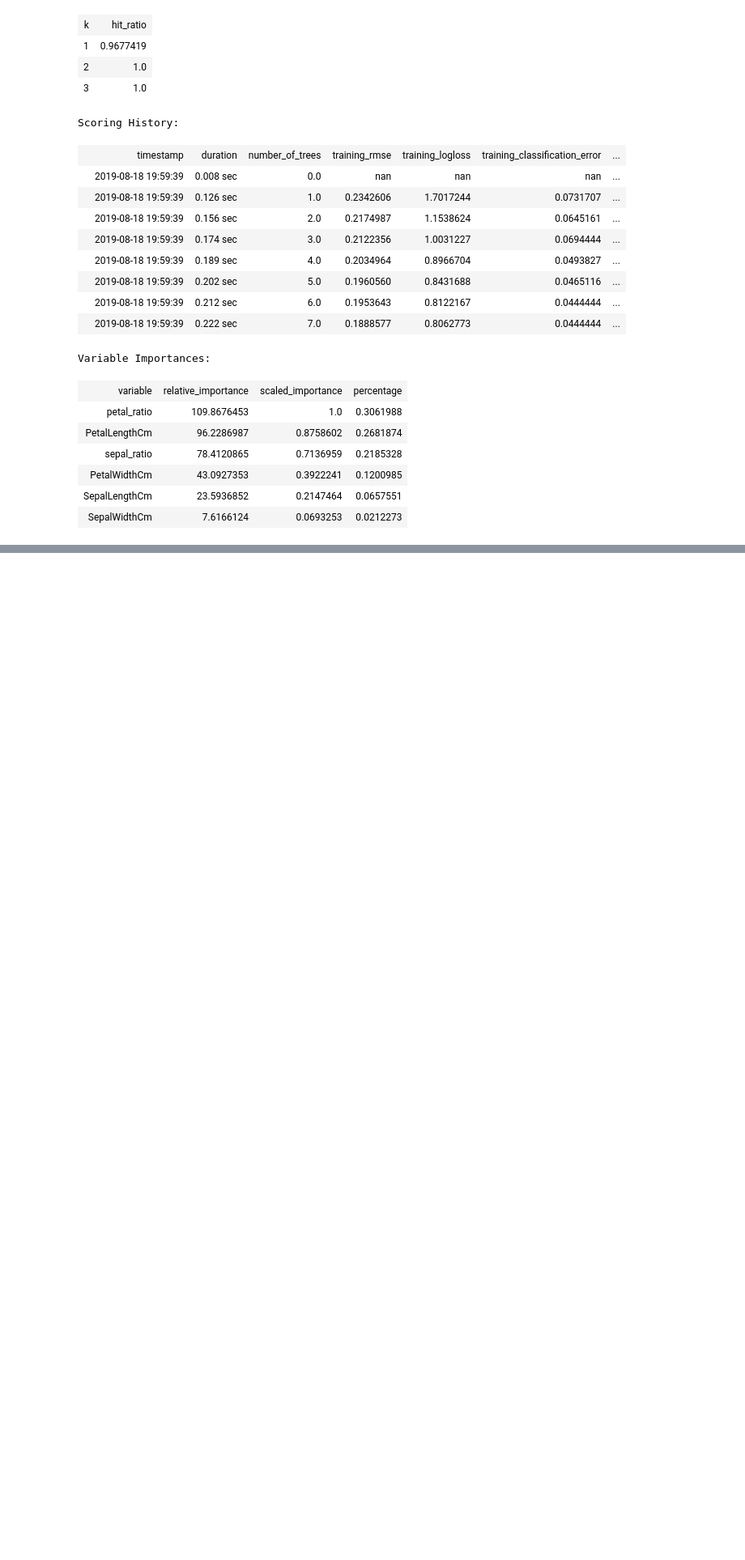
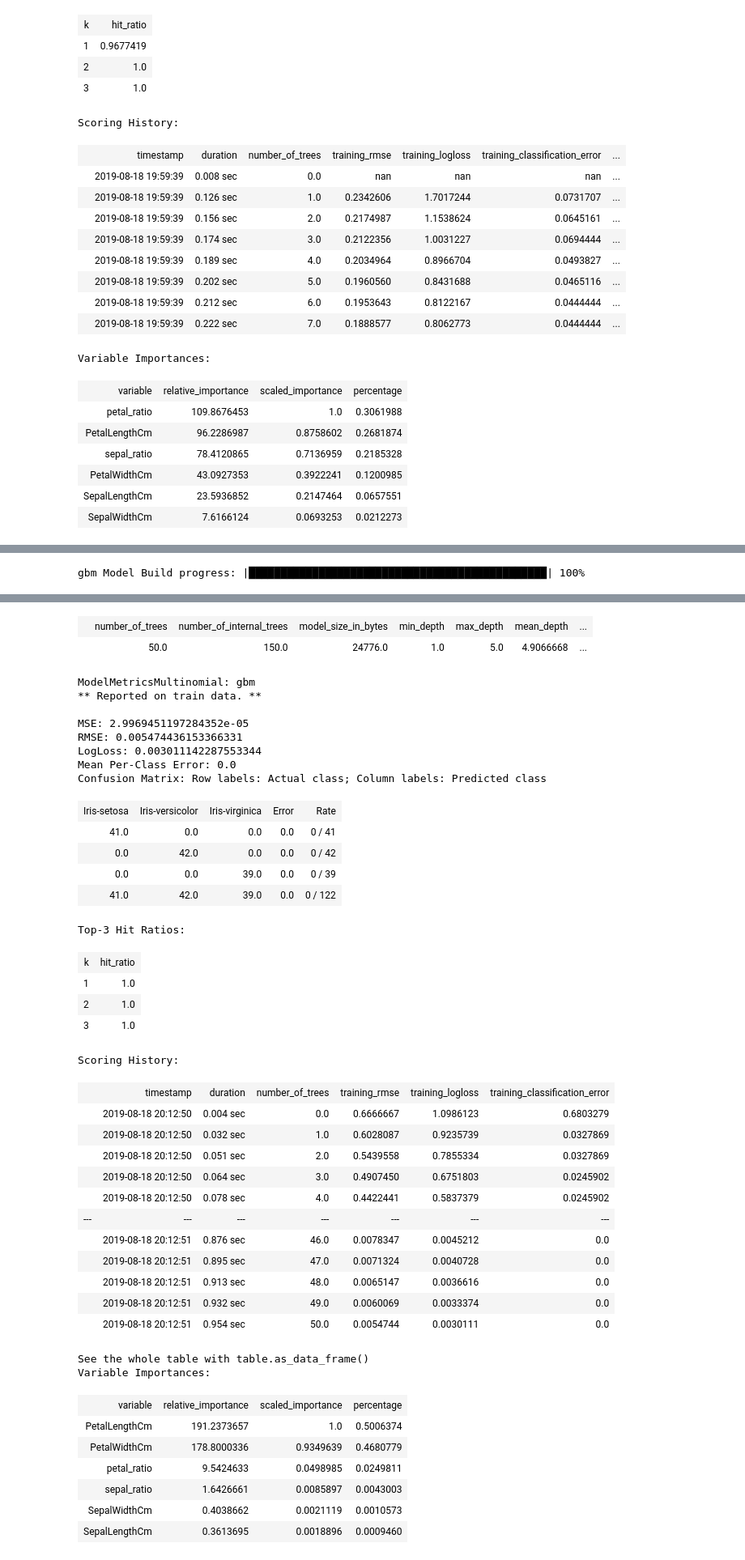
Before and after one commit to tanviredu/h20, a Jupyter notebook: python/Iris_h20.ipynb, the cells around one changed output, grey strips where cells are left out. Shown at 81% size. Saved outputs shown, nothing was run; the diff lists cells and outputs as text; code cells hidden in the pictures; blank space fills up the shorter version.

```diff
--- a/python/Iris_h20.ipynb
+++ b/python/Iris_h20.ipynb
@@ -969,0 +993,8 @@ Variable Importances:
+# %%
+cv_m = H2OGradientBoostingEstimator()
+cv_m.train(x = x, y = y, training_frame = train_h.rbind(valid_h))
+# %% [output]
+gbm Model Build progress: |███████████████████████████████████████████████| 100%
+# %%
+cv_m
+# %% [output]
@@ -969,0 +1007,42 @@ Variable Importances:
+|  | number_of_trees | number_of_internal_trees | model_size_in_bytes | min_depth | max_depth | mean_depth | ... |
+|  | 50.0 | 150.0 | 24776.0 | 1.0 | 5.0 | 4.9066668 | ... |
+ModelMetricsMultinomial: gbm
+** Reported on train data. **
+
+MSE: 2.9969451197284352e-05
+RMSE: 0.005474436153366331
+LogLoss: 0.003011142287553344
+Mean Per-Class Error: 0.0
+Confusion Matrix: Row labels: Actual class; Column labels: Predicted class
+| Iris-setosa | Iris-versicolor | Iris-virginica | Error | Rate |
+| 41.0 | 0.0 | 0.0 | 0.0 | 0 / 41 |
+| 0.0 | 42.0 | 0.0 | 0.0 | 0 / 42 |
+| 0.0 | 0.0 | 39.0 | 0.0 | 0 / 39 |
+| 41.0 | 42.0 | 39.0 | 0.0 | 0 / 122 |
+Top-3 Hit Ratios:
+| k | hit_ratio |
+| 1 | 1.0 |
+| 2 | 1.0 |
+| 3 | 1.0 |
+Scoring History:
+|  | timestamp | duration | number_of_trees | training_rmse | training_logloss | training_classification_error |
+|  | 2019-08-18 20:12:50 | 0.004 sec | 0.0 | 0.6666667 | 1.0986123 | 0.6803279 |
+|  | 2019-08-18 20:12:50 | 0.032 sec | 1.0 | 0.6028087 | 0.9235739 | 0.0327869 |
+|  | 2019-08-18 20:12:50 | 0.051 sec | 2.0 | 0.5439558 | 0.7855334 | 0.0327869 |
+|  | 2019-08-18 20:12:50 | 0.064 sec | 3.0 | 0.4907450 | 0.6751803 | 0.0245902 |
+|  | 2019-08-18 20:12:50 | 0.078 sec | 4.0 | 0.4422441 | 0.5837379 | 0.0245902 |
+| --- | --- | --- | --- | --- | --- | --- |
+|  | 2019-08-18 20:12:51 | 0.876 sec | 46.0 | 0.0078347 | 0.0045212 | 0.0 |
+|  | 2019-08-18 20:12:51 | 0.895 sec | 47.0 | 0.0071324 | 0.0040728 | 0.0 |
+|  | 2019-08-18 20:12:51 | 0.913 sec | 48.0 | 0.0065147 | 0.0036616 | 0.0 |
+|  | 2019-08-18 20:12:51 | 0.932 sec | 49.0 | 0.0060069 | 0.0033374 | 0.0 |
+|  | 2019-08-18 20:12:51 | 0.954 sec | 50.0 | 0.0054744 | 0.0030111 | 0.0 |
+See the whole table with table.as_data_frame()
+Variable Importances:
+| variable | relative_importance | scaled_importance | percentage |
+| PetalLengthCm | 191.2373657 | 1.0 | 0.5006374 |
+| PetalWidthCm | 178.8000336 | 0.9349639 | 0.4680779 |
+| petal_ratio | 9.5424633 | 0.0498985 | 0.0249811 |
+| sepal_ratio | 1.6426661 | 0.0085897 | 0.0043003 |
+| SepalWidthCm | 0.4038662 | 0.0021119 | 0.0010573 |
+| SepalLengthCm | 0.3613695 | 0.0018896 | 0.0009460 |
```
Also changed, not shown: parts of 10 cells of this notebook.
